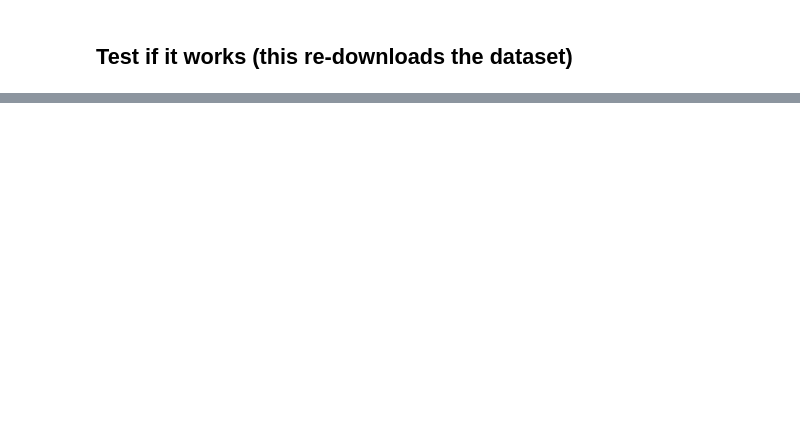
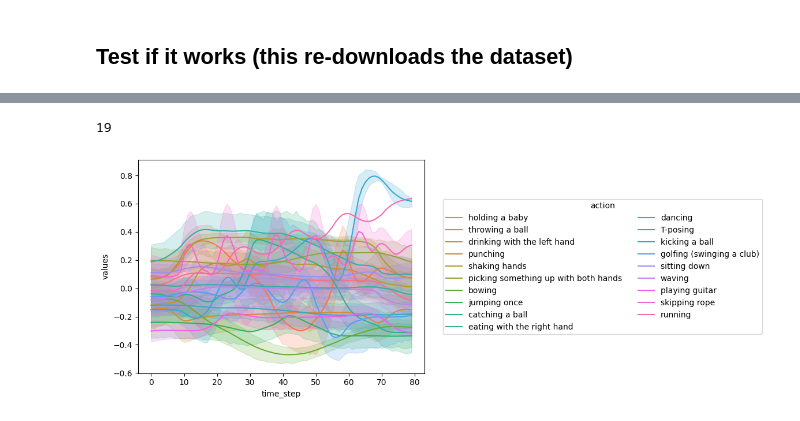
Before and after one commit to mauricekraus/quants-generate, a Jupyter notebook: time_qa-dataset/notebooks/make-hf-dataset.ipynb, the cells around one changed output, grey strips where cells are left out. Drawn from its saved outputs; the diff is of its cells as text; code cells hidden in the pictures; blank space fills up the shorter version.

```diff
--- a/time_qa-dataset/notebooks/make-hf-dataset.ipynb
+++ b/time_qa-dataset/notebooks/make-hf-dataset.ipynb
@@ -335,7 +333,7 @@ class TimeQADataModule(LightningDataModule):
         return concatenate_datasets(self._load_dataset_split(["train", "val", "test"]).values())
 
 
-module = TimeQADataModule(task="multi", batch_size=3)
+module = TimeQADataModule(task="multi", batch_size=64)
 module.prepare_data()
 module.setup("fit")
 # module.setup("test")
@@ -381,0 +367,3 @@ batch
+# %%
+len_action = batch["trajectory"].shape[1] // len(batch["action_sequence"]["action"])
+len_action
@@ -381,0 +372,18 @@ batch
+# %%
+df = pd.DataFrame.from_dict(
+    {
+        "batch_index": batch_idx,
+        "action_idx": action_idx,
+        "action": batch["action_sequence"]["action"][action_idx][batch_idx],
+        "time_step": time_step,
+        "values": values,
+    }
+    for batch_idx in range(batch["trajectory"].shape[0])
+    for action_idx in range(len(batch["action_sequence"]["action"]))
+    for time_step, values in enumerate(
+        batch["trajectory"][batch_idx, action_idx * len_action : (action_idx + 1) * len_action, ...]
+        .flatten(start_dim=1)
+        .numpy()
+    )
+)
+df
@@ -381,0 +404,8 @@ batch
+# %%
+# df_fine = df.explode("values")
+
+df_fine = df.copy()
+variate = 61
+df_fine["values"] = df_fine["values"].apply(lambda x: x[variate])
+
+df_fine
@@ -381,0 +426,16 @@ batch
+# %%
+df_fine["action"].nunique()
+# %% [output]
+19
+# %%
+import seaborn as sns
+
+ax = sns.lineplot(
+    data=df_fine,
+    x="time_step",
+    y="values",
+    hue="action",
+)
+sns.move_legend(ax, loc="center left", bbox_to_anchor=(1.05, 0.5), ncol=2)
+# %% [output]
+[figure, added]
```
Also changed, not shown: parts of 16 cells of this notebook, 8 other files.
